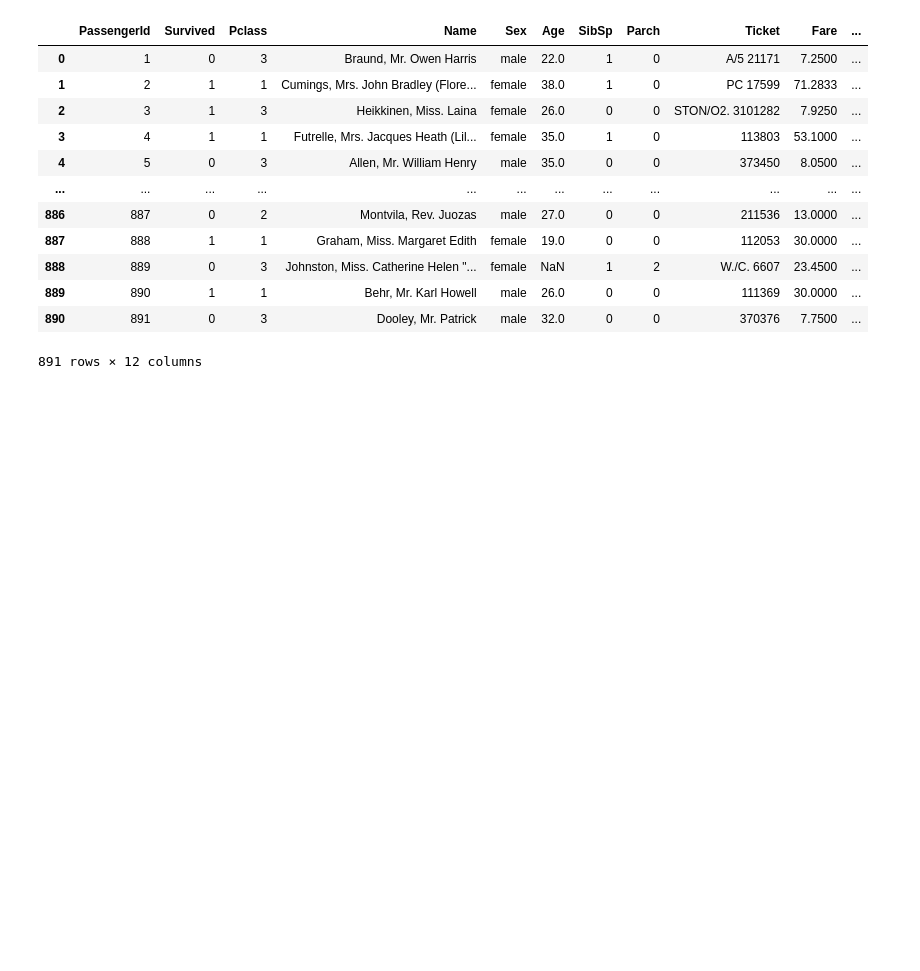
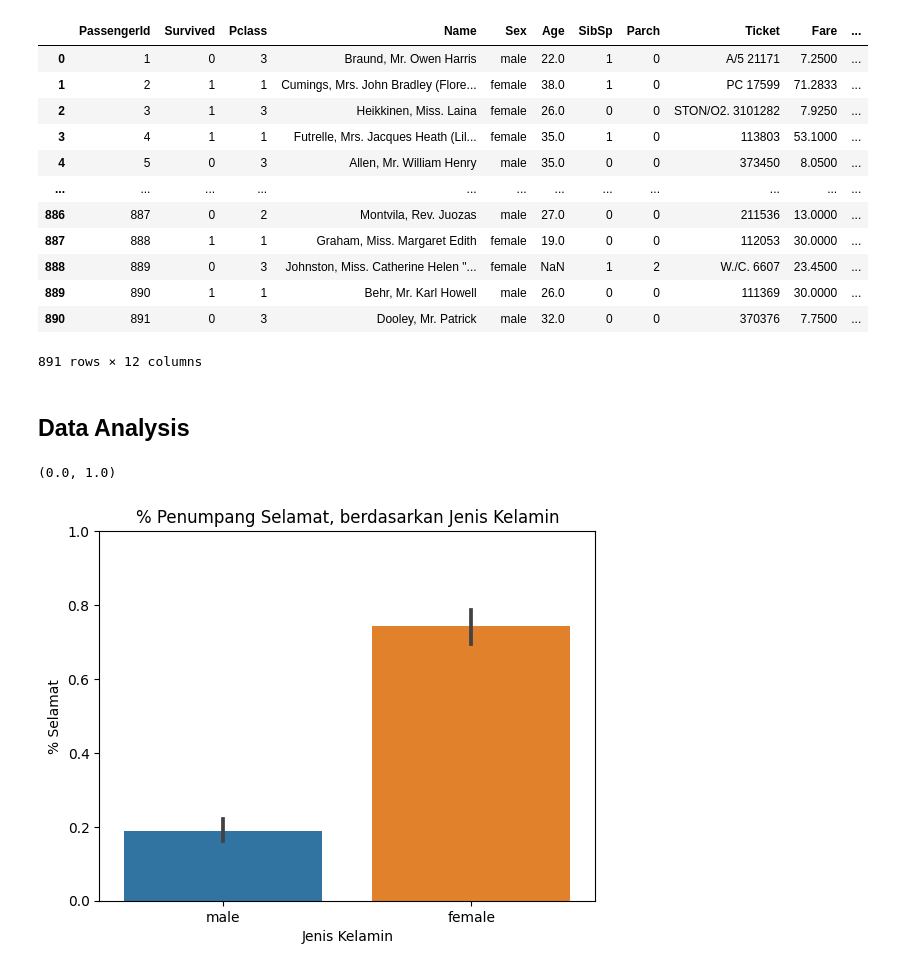
Before and after one commit to thoriqfarras/titanic_survivor_prediction, a Jupyter notebook: ml_titanic.ipynb, the cells around one changed output. Drawn from its saved outputs; the diff is of its cells as text; code cells hidden in the pictures; blank space fills up the shorter version.

Commit message:
add visualization

```diff
--- a/ml_titanic.ipynb
+++ b/ml_titanic.ipynb
@@ -23,3 +60,14 @@ passengers
 | 889 | 890 | 1 | 1 | Behr, Mr. Karl Howell | male | 26.0 | 0 | 0 | 111369 | 30.0000 | ... |
 | 890 | 891 | 0 | 3 | Dooley, Mr. Patrick | male | 32.0 | 0 | 0 | 370376 | 7.7500 | ... |
 891 rows × 12 columns
+# %% [markdown]
+## Data Analysis
+# %%
+sns.barplot(x=passengers['Sex'], y=passengers['Survived'])
+plt.ylabel('% Selamat')
+plt.xlabel('Jenis Kelamin')
+plt.title('% Penumpang Selamat, berdasarkan Jenis Kelamin')
+plt.ylim(0, 1)
+# %% [output]
+(0.0, 1.0)
+[figure, added]
```
Also changed, not shown: parts of 25 cells of this notebook.
